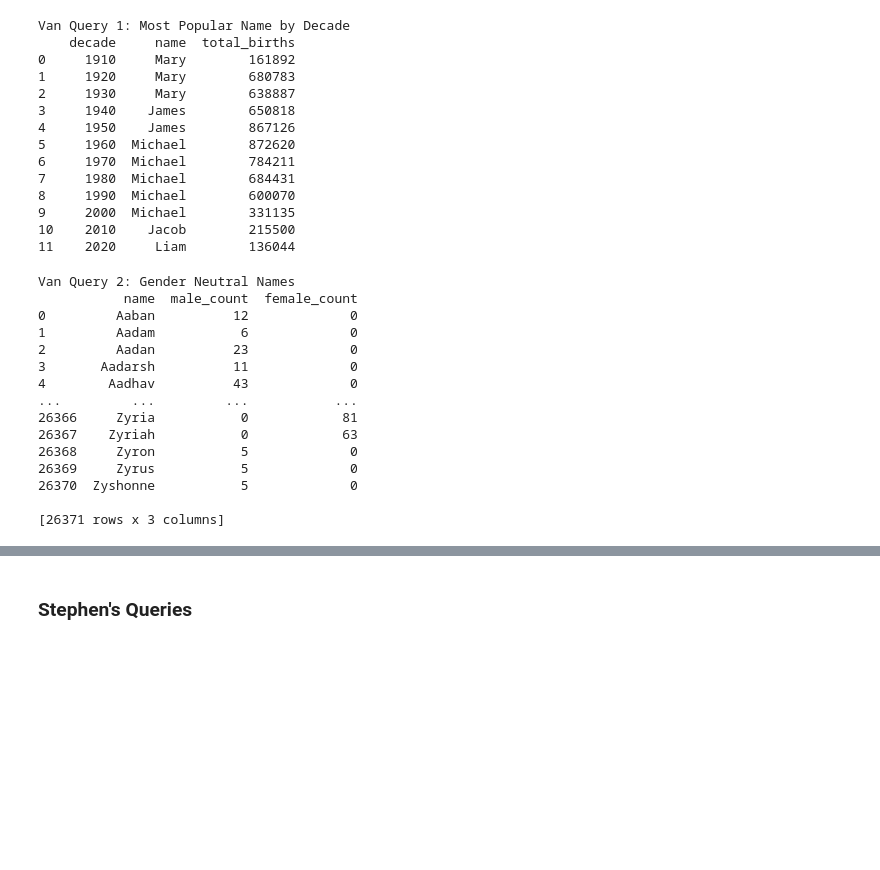
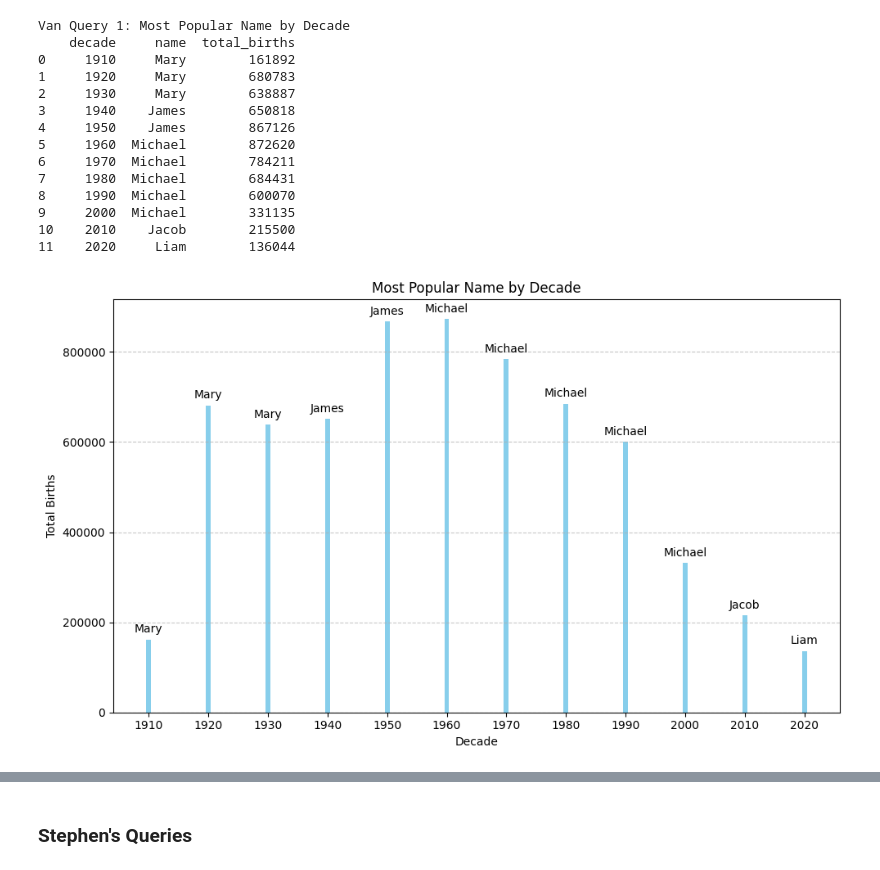
Before and after one commit to vduong421/name-trend-analysis, a Jupyter notebook: 138_Project.ipynb, the cells around one changed output, grey strips where cells are left out. Drawn from its saved outputs; the diff is of its cells as text; code cells hidden in the pictures; blank space fills up the shorter version.

Commit message:
Update .ipynb + add some charts code

```diff
--- a/138_Project.ipynb
+++ b/138_Project.ipynb
@@ -76,39 +76,22 @@ Van Query 1: Most Popular Name by Decade
 9     2000  Michael        331135
 10    2010    Jacob        215500
 11    2020     Liam        136044
-# %%
-
-# Query 2: Gender-neutral names
-query_van_2 = """
-WITH Name_Gender AS (
-  SELECT name, gender, SUM(number) AS total_births
-  FROM `bigquery-public-data.usa_names.usa_1910_current`
-  GROUP BY name, gender
-)
-SELECT name,
-       SUM(CASE WHEN gender='M' THEN total_births ELSE 0 END) as male_count,
-       SUM(CASE WHEN gender='F' THEN total_births ELSE 0 END) as female_count
-FROM Name_Gender
-GROUP BY name
-HAVING ABS(SUM(CASE WHEN gender='M' THEN total_births ELSE 0 END) - SUM(CASE WHEN gender='F' THEN total_births ELSE 0 END)) < 1000
-ORDER BY name
-"""
-df_van_2 = run_query(query_van_2)
-print("Van Query 2: Gender Neutral Names")
-print(df_van_2)
-# %% [output]
-Van Query 2: Gender Neutral Names
-           name  male_count  female_count
-0         Aaban          12             0
-1         Aadam           6             0
-2         Aadan          23             0
-3       Aadarsh          11             0
-4        Aadhav          43             0
-...         ...         ...           ...
-26366     Zyria           0            81
-26367    Zyriah           0            63
-26368     Zyron           5             0
-26369     Zyrus           5             0
-26370  Zyshonne           5             0
-
-[26371 rows x 3 columns]
+# %%
+import matplotlib.pyplot as plt
+
+
+plt.figure(figsize=(10, 6))
+plt.bar(df_van_1['decade'], df_van_1['total_births'], color='skyblue')
+plt.xlabel('Decade')
+plt.ylabel('Total Births')
+plt.title('Most Popular Name by Decade')
+plt.xticks(df_van_1['decade'])
+plt.grid(axis='y', linestyle='--', alpha=0.7)
+
+for i, name in enumerate(df_van_1['name']):
+    plt.text(df_van_1['decade'][i], df_van_1['total_births'][i] + 10000, name, ha='center', va='bottom')
+
+plt.tight_layout()
+plt.show()
+# %% [output]
+[figure, added]
```
Also changed, not shown: parts of 9 cells of this notebook.
